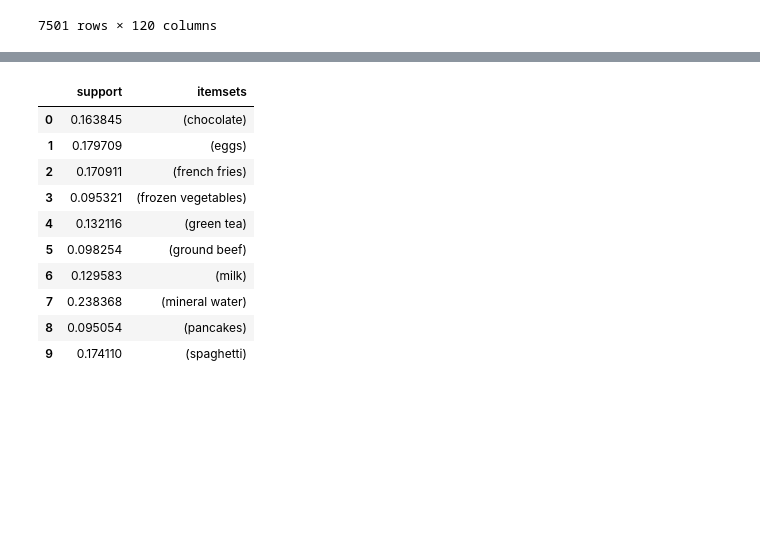
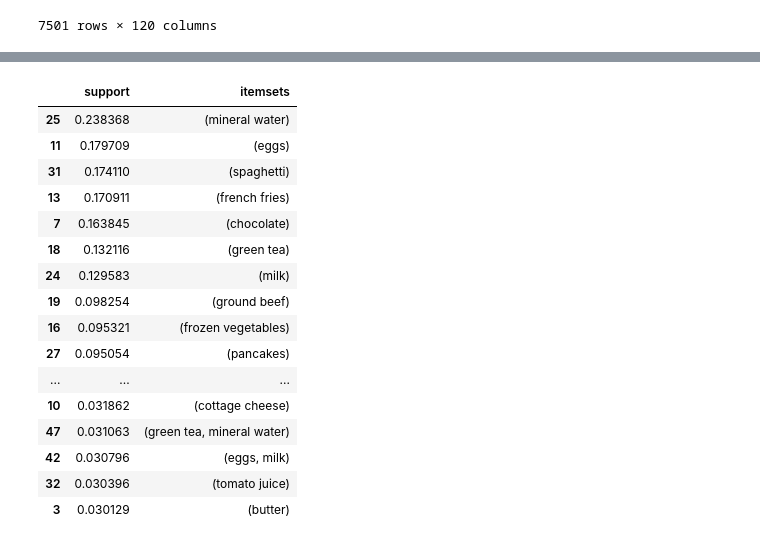
Before and after one commit to super-cinnamon/AI-Homework, a Jupyter notebook: checkpoint_9.ipynb, the cells around one changed output, grey strips where cells are left out. Saved outputs shown, nothing was run; the diff lists cells and outputs as text; code cells hidden in the pictures; blank space fills up the shorter version.

```diff
--- a/checkpoint_9.ipynb
+++ b/checkpoint_9.ipynb
@@ -43,15 +149,21 @@ sns.distplot(df[df == True].count(axis = 0))
 # %%
-apriori(df, min_support=0.09, use_colnames=True)
+apriori(df, min_support=0.03, use_colnames=True).sort_values(['support'], ascending = False)
 # %% [output]
 |  | support | itemsets |
-| 0 | 0.163845 | (chocolate) |
-| 1 | 0.179709 | (eggs) |
-| 2 | 0.170911 | (french fries) |
-| 3 | 0.095321 | (frozen vegetables) |
-| 4 | 0.132116 | (green tea) |
-| 5 | 0.098254 | (ground beef) |
-| 6 | 0.129583 | (milk) |
-| 7 | 0.238368 | (mineral water) |
-| 8 | 0.095054 | (pancakes) |
-| 9 | 0.174110 | (spaghetti) |
+| 25 | 0.238368 | (mineral water) |
+| 11 | 0.179709 | (eggs) |
+| 31 | 0.174110 | (spaghetti) |
+| 13 | 0.170911 | (french fries) |
+| 7 | 0.163845 | (chocolate) |
+| 18 | 0.132116 | (green tea) |
+| 24 | 0.129583 | (milk) |
+| 19 | 0.098254 | (ground beef) |
+| 16 | 0.095321 | (frozen vegetables) |
+| 27 | 0.095054 | (pancakes) |
+| ... | ... | ... |
+| 10 | 0.031862 | (cottage cheese) |
+| 47 | 0.031063 | (green tea, mineral water) |
+| 42 | 0.030796 | (eggs, milk) |
+| 32 | 0.030396 | (tomato juice) |
+| 3 | 0.030129 | (butter) |
 # %%
```
Also changed, not shown: parts of 16 cells of this notebook.
